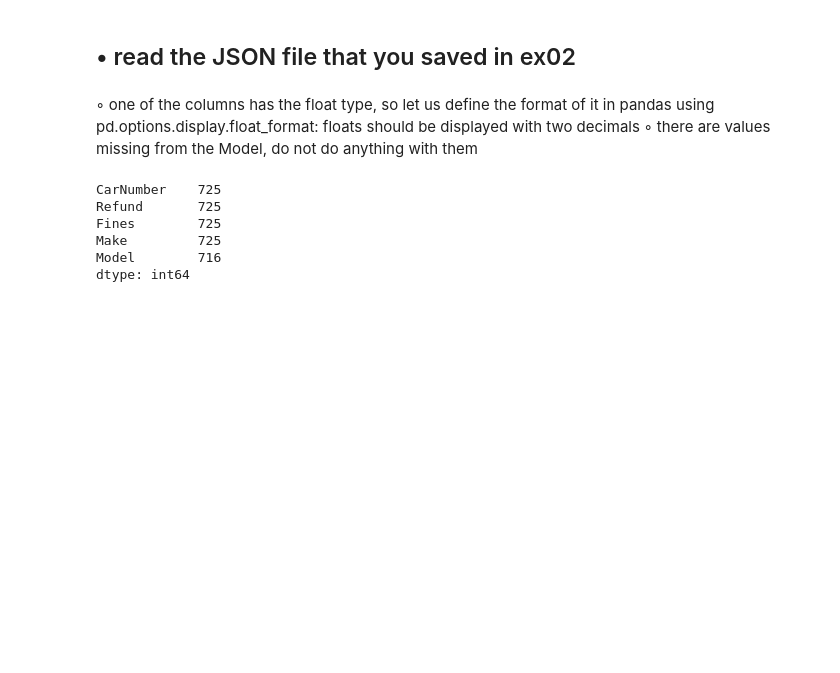
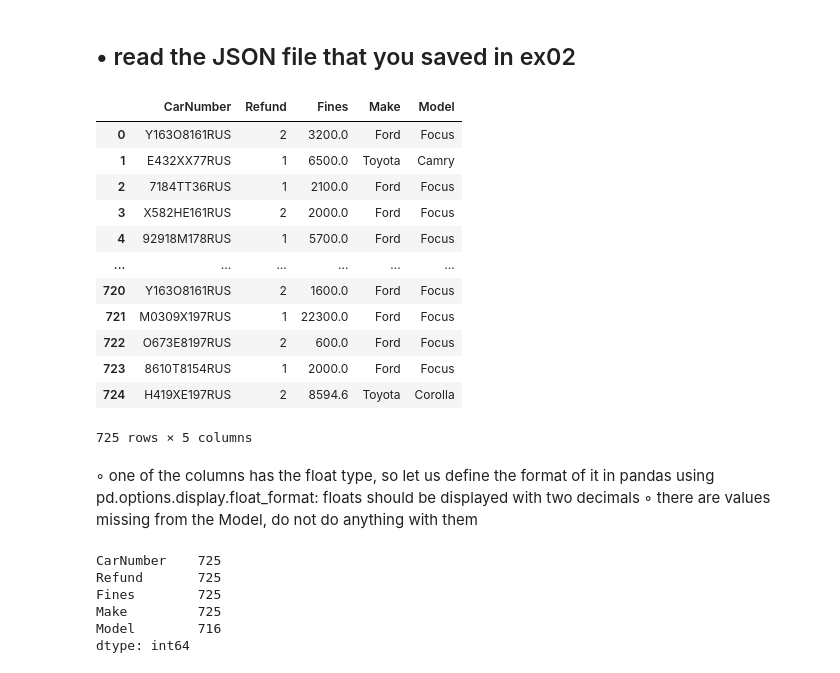
Before and after one commit to OlesiaKniazeva/Piscine-Python-DS, a Jupyter notebook: day05/ex04/enrichment.ipynb, the cells around one changed output. Drawn from its saved outputs; the diff is of its cells as text; code cells hidden in the pictures; blank space fills up the shorter version.

```diff
--- a/day05/ex04/enrichment.ipynb
+++ b/day05/ex04/enrichment.ipynb
@@ -8,6 +8,21 @@ import requests
 ## • read the JSON file that you saved in ex02
 # %%
 df = pd.read_json('../ex02/auto.json')
+df
+# %% [output]
+|  | CarNumber | Refund | Fines | Make | Model |
+| 0 | Y163O8161RUS | 2 | 3200.0 | Ford | Focus |
+| 1 | E432XX77RUS | 1 | 6500.0 | Toyota | Camry |
+| 2 | 7184TT36RUS | 1 | 2100.0 | Ford | Focus |
+| 3 | X582HE161RUS | 2 | 2000.0 | Ford | Focus |
+| 4 | 92918M178RUS | 1 | 5700.0 | Ford | Focus |
+| ... | ... | ... | ... | ... | ... |
+| 720 | Y163O8161RUS | 2 | 1600.0 | Ford | Focus |
+| 721 | M0309X197RUS | 1 | 22300.0 | Ford | Focus |
+| 722 | O673E8197RUS | 2 | 600.0 | Ford | Focus |
+| 723 | 8610T8154RUS | 1 | 2000.0 | Ford | Focus |
+| 724 | H419XE197RUS | 2 | 8594.6 | Toyota | Corolla |
+725 rows × 5 columns
 # %% [markdown]
 ◦ one of the columns has the float type, so let us define the format of it in pandas using pd.options.display.float_format: floats should be displayed with two decimals
 ◦ there are values missing from the Model, do not do anything with them
```
Also changed, not shown: 21 other files.
